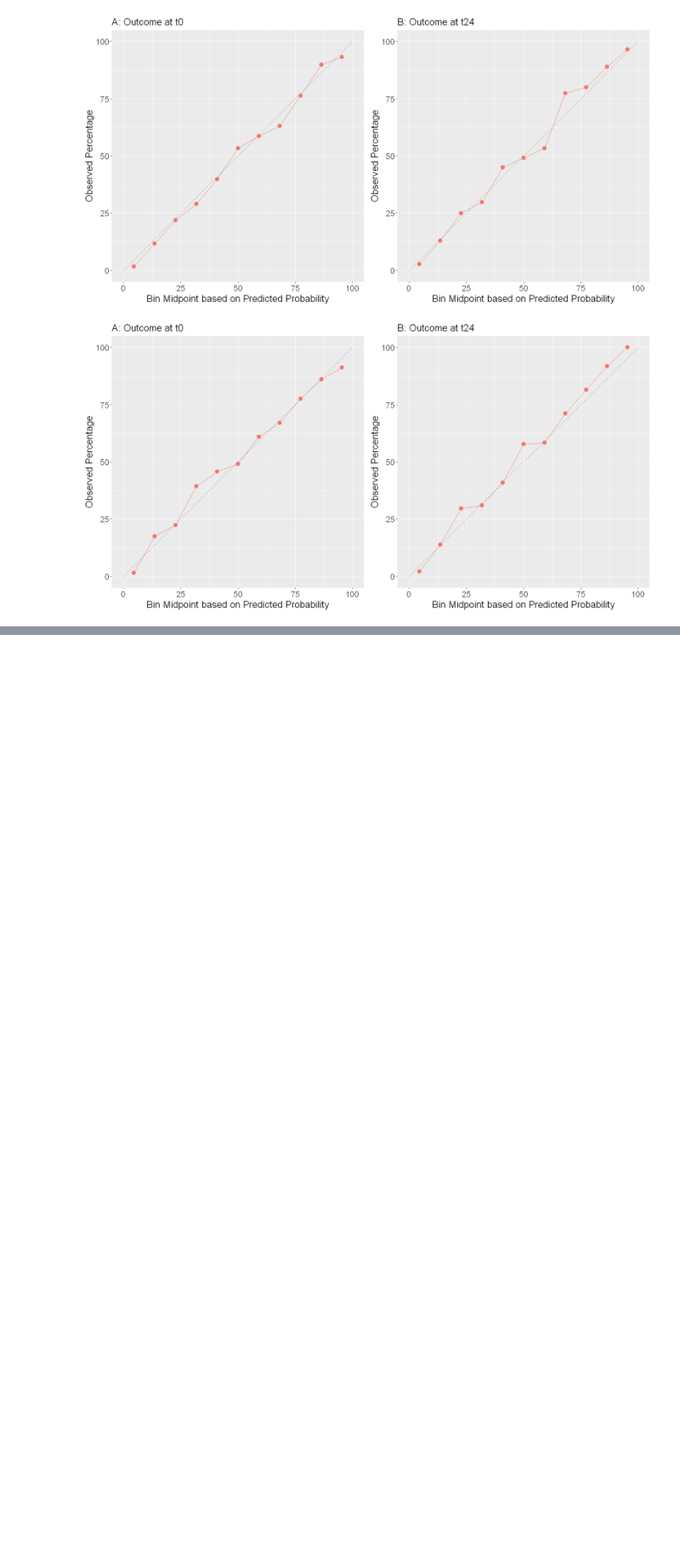
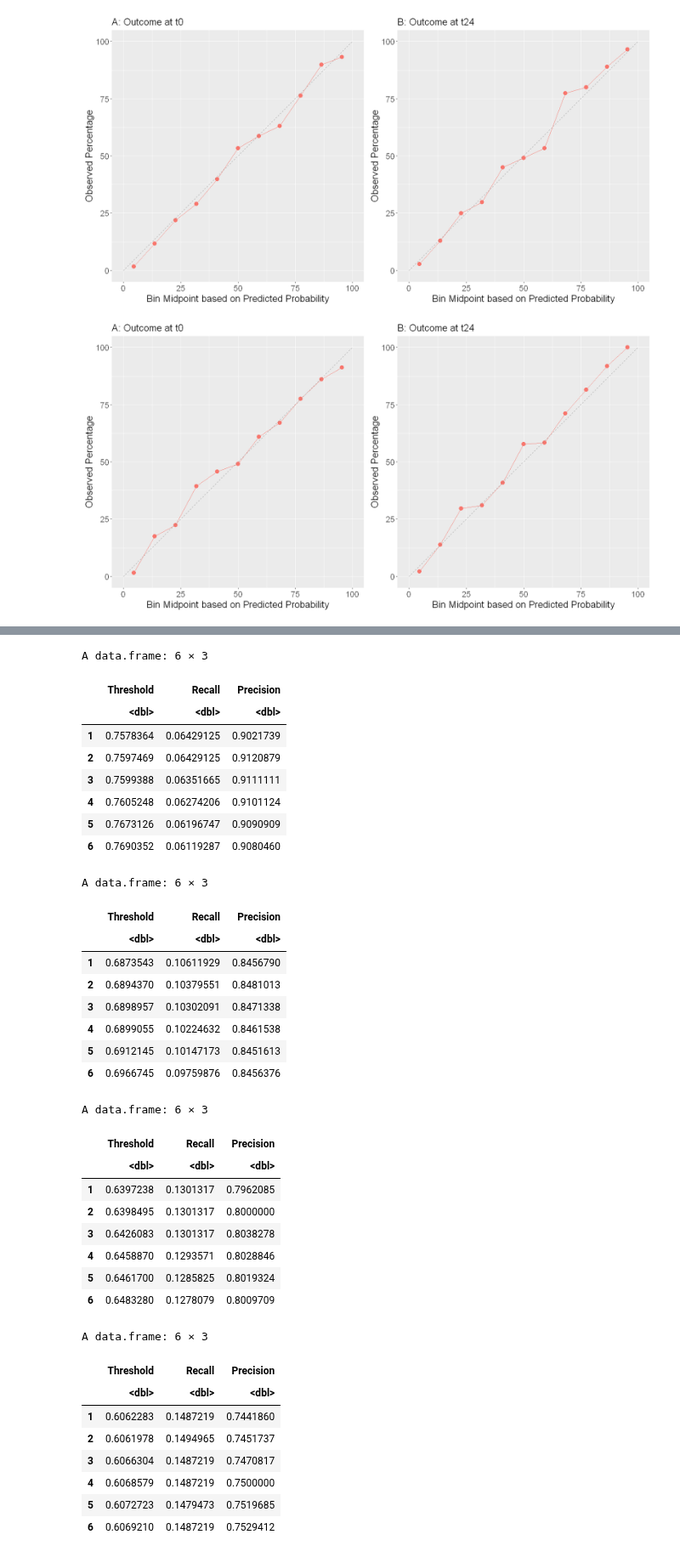
Before and after one commit to Minh084/TDA, a Jupyter notebook: shc2021/20_model_performance_R.ipynb, the cells around one changed output, grey strips where cells are left out. Shown at 85% size. Saved outputs shown, nothing was run; the diff lists cells and outputs as text; code cells hidden in the pictures; blank space fills up the shorter version.

```diff
--- a/shc2021/20_model_performance_R.ipynb
+++ b/shc2021/20_model_performance_R.ipynb
@@ -1076,0 +1368,44 @@ ggsave(filename = file.path(Figuredir, "Fig_new_calibration_plotsAB_notitle.png"
+# %%
+head(dfpr024 %>% filter(round(Precision, 2) >= 0.90) %>% arrange(Threshold))
+head(dfpr024 %>% filter(round(Precision, 2) >= 0.85) %>% arrange(Threshold))
+head(dfpr024 %>% filter(round(Precision, 2) >= 0.80) %>% arrange(Threshold))
+
+# head(dfpr %>% filter(round(Threshold, 2) > 0.70) %>% arrange(Precision))
+head(dfpr024 %>% filter(round(Threshold, 2) >= t) %>% arrange(Precision))
+# %% [output]
+A data.frame: 6 × 3
+|  | Threshold | Recall | Precision |
+|  | <dbl> | <dbl> | <dbl> |
+| 1 | 0.7578364 | 0.06429125 | 0.9021739 |
+| 2 | 0.7597469 | 0.06429125 | 0.9120879 |
+| 3 | 0.7599388 | 0.06351665 | 0.9111111 |
+| 4 | 0.7605248 | 0.06274206 | 0.9101124 |
+| 5 | 0.7673126 | 0.06196747 | 0.9090909 |
+| 6 | 0.7690352 | 0.06119287 | 0.9080460 |
+A data.frame: 6 × 3
+|  | Threshold | Recall | Precision |
+|  | <dbl> | <dbl> | <dbl> |
+| 1 | 0.6873543 | 0.10611929 | 0.8456790 |
+| 2 | 0.6894370 | 0.10379551 | 0.8481013 |
+| 3 | 0.6898957 | 0.10302091 | 0.8471338 |
+| 4 | 0.6899055 | 0.10224632 | 0.8461538 |
+| 5 | 0.6912145 | 0.10147173 | 0.8451613 |
+| 6 | 0.6966745 | 0.09759876 | 0.8456376 |
+A data.frame: 6 × 3
+|  | Threshold | Recall | Precision |
+|  | <dbl> | <dbl> | <dbl> |
+| 1 | 0.6397238 | 0.1301317 | 0.7962085 |
+| 2 | 0.6398495 | 0.1301317 | 0.8000000 |
+| 3 | 0.6426083 | 0.1301317 | 0.8038278 |
+| 4 | 0.6458870 | 0.1293571 | 0.8028846 |
+| 5 | 0.6461700 | 0.1285825 | 0.8019324 |
+| 6 | 0.6483280 | 0.1278079 | 0.8009709 |
+A data.frame: 6 × 3
+|  | Threshold | Recall | Precision |
+|  | <dbl> | <dbl> | <dbl> |
+| 1 | 0.6062283 | 0.1487219 | 0.7441860 |
+| 2 | 0.6061978 | 0.1494965 | 0.7451737 |
+| 3 | 0.6066304 | 0.1487219 | 0.7470817 |
+| 4 | 0.6068579 | 0.1487219 | 0.7500000 |
+| 5 | 0.6072723 | 0.1479473 | 0.7519685 |
+| 6 | 0.6069210 | 0.1487219 | 0.7529412 |
```
Also changed, not shown: parts of 27 cells of this notebook, 1 other file.
